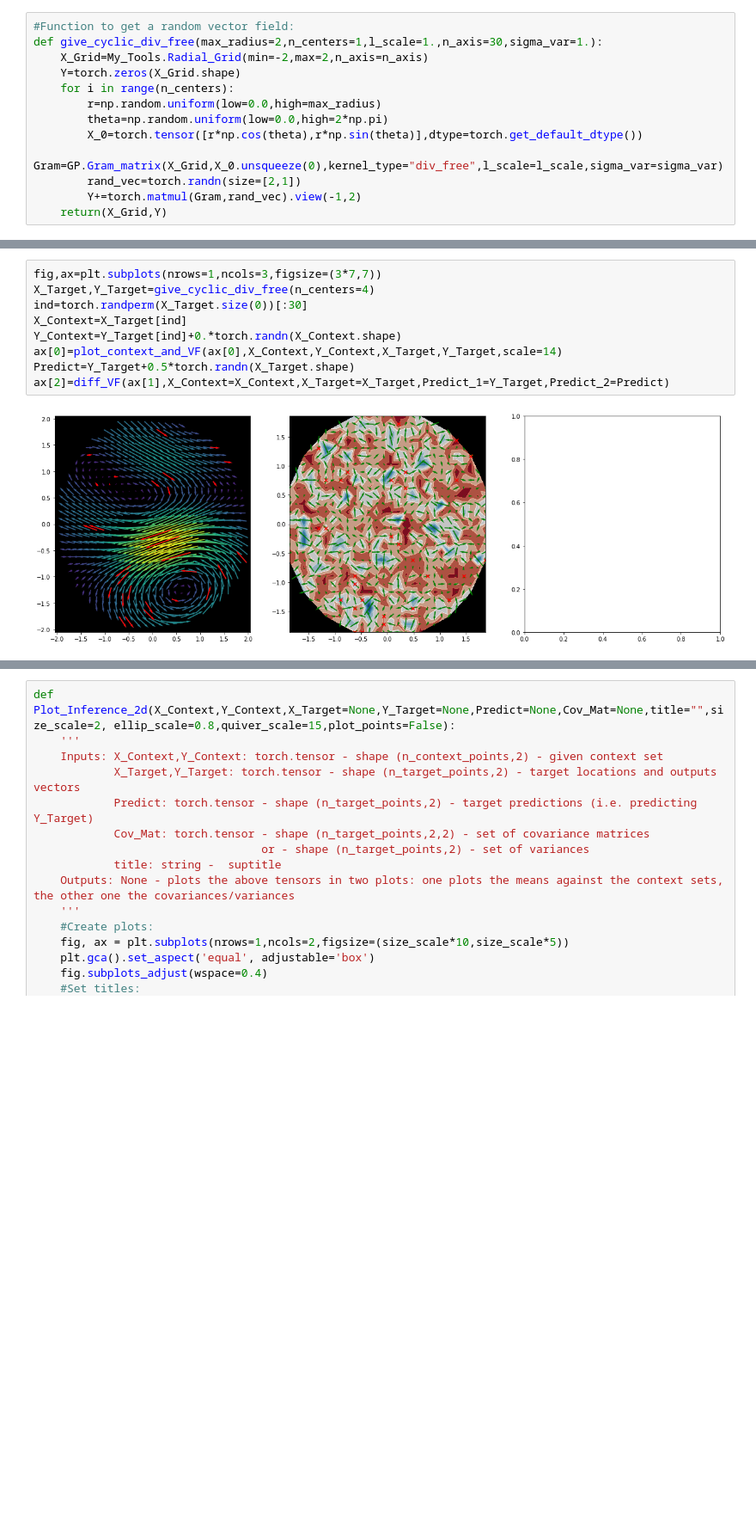
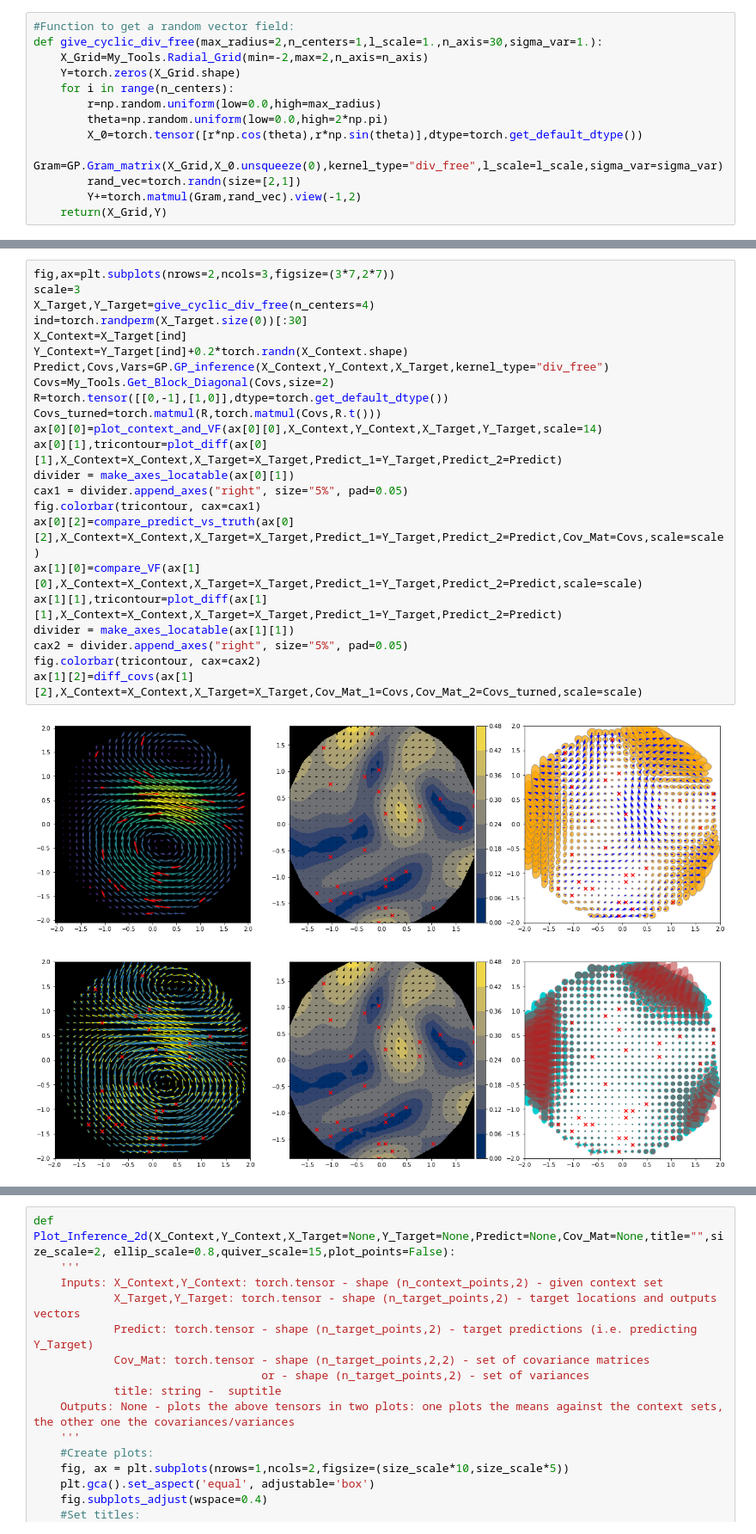
Before and after one commit to PeterHolderrieth/Steerable_CNPs, a Jupyter notebook: Evaluation/GP_div_free/Plot_Predictions.ipynb, the cells around one changed output, grey strips where cells are left out. Shown at 86% size. Saved outputs shown, nothing was run; the diff lists cells and outputs as text; blank space fills up the shorter version.

```diff
--- a/Evaluation/GP_div_free/Plot_Predictions.ipynb
+++ b/Evaluation/GP_div_free/Plot_Predictions.ipynb
@@ -91,12 +166,26 @@ def diff_VF(ax,X_Context=None,X_Target=None,Predict_1=None,Predict_2=None,label_
     return(ax)
-# %%
-fig,ax=plt.subplots(nrows=1,ncols=3,figsize=(3*7,7))
-X_Target,Y_Target=give_cyclic_div_free(n_centers=4)
-ind=torch.randperm(X_Target.size(0))[:30]
-X_Context=X_Target[ind]
-Y_Context=Y_Target[ind]+0.*torch.randn(X_Context.shape)
-ax[0]=plot_context_and_VF(ax[0],X_Context,Y_Context,X_Target,Y_Target,scale=14)
-Predict=Y_Target+0.5*torch.randn(X_Target.shape)
-ax[2]=diff_VF(ax[1],X_Context=X_Context,X_Target=X_Target,Predict_1=Y_Target,Predict_2=Predict)
-# %% [output]
-[figure, removed]
+# %%
+fig,ax=plt.subplots(nrows=2,ncols=3,figsize=(3*7,2*7))
+scale=3
+X_Target,Y_Target=give_cyclic_div_free(n_centers=4)
+ind=torch.randperm(X_Target.size(0))[:30]
+X_Context=X_Target[ind]
+Y_Context=Y_Target[ind]+0.2*torch.randn(X_Context.shape)
+Predict,Covs,Vars=GP.GP_inference(X_Context,Y_Context,X_Target,kernel_type="div_free")
+Covs=My_Tools.Get_Block_Diagonal(Covs,size=2)
+R=torch.tensor([[0,-1],[1,0]],dtype=torch.get_default_dtype())
+Covs_turned=torch.matmul(R,torch.matmul(Covs,R.t()))
+ax[0][0]=plot_context_and_VF(ax[0][0],X_Context,Y_Context,X_Target,Y_Target,scale=14)
+ax[0][1],tricontour=plot_diff(ax[0][1],X_Context=X_Context,X_Target=X_Target,Predict_1=Y_Target,Predict_2=Predict)
+divider = make_axes_locatable(ax[0][1])
+cax1 = divider.append_axes("right", size="5%", pad=0.05)
+fig.colorbar(tricontour, cax=cax1)
+ax[0][2]=compare_predict_vs_truth(ax[0][2],X_Context=X_Context,X_Target=X_Target,Predict_1=Y_Target,Predict_2=Predict,Cov_Mat=Covs,scale=scale)
+ax[1][0]=compare_VF(ax[1][0],X_Context=X_Context,X_Target=X_Target,Predict_1=Y_Target,Predict_2=Predict,scale=scale)
+ax[1][1],tricontour=plot_diff(ax[1][1],X_Context=X_Context,X_Target=X_Target,Predict_1=Y_Target,Predict_2=Predict)
+divider = make_axes_locatable(ax[1][1])
+cax2 = divider.append_axes("right", size="5%", pad=0.05)
+fig.colorbar(tricontour, cax=cax2)
+ax[1][2]=diff_covs(ax[1][2],X_Context=X_Context,X_Target=X_Target,Cov_Mat_1=Covs,Cov_Mat_2=Covs_turned,scale=scale)
+# %% [output]
+[figure, added]
```
Also changed, not shown: parts of 3 cells of this notebook.
